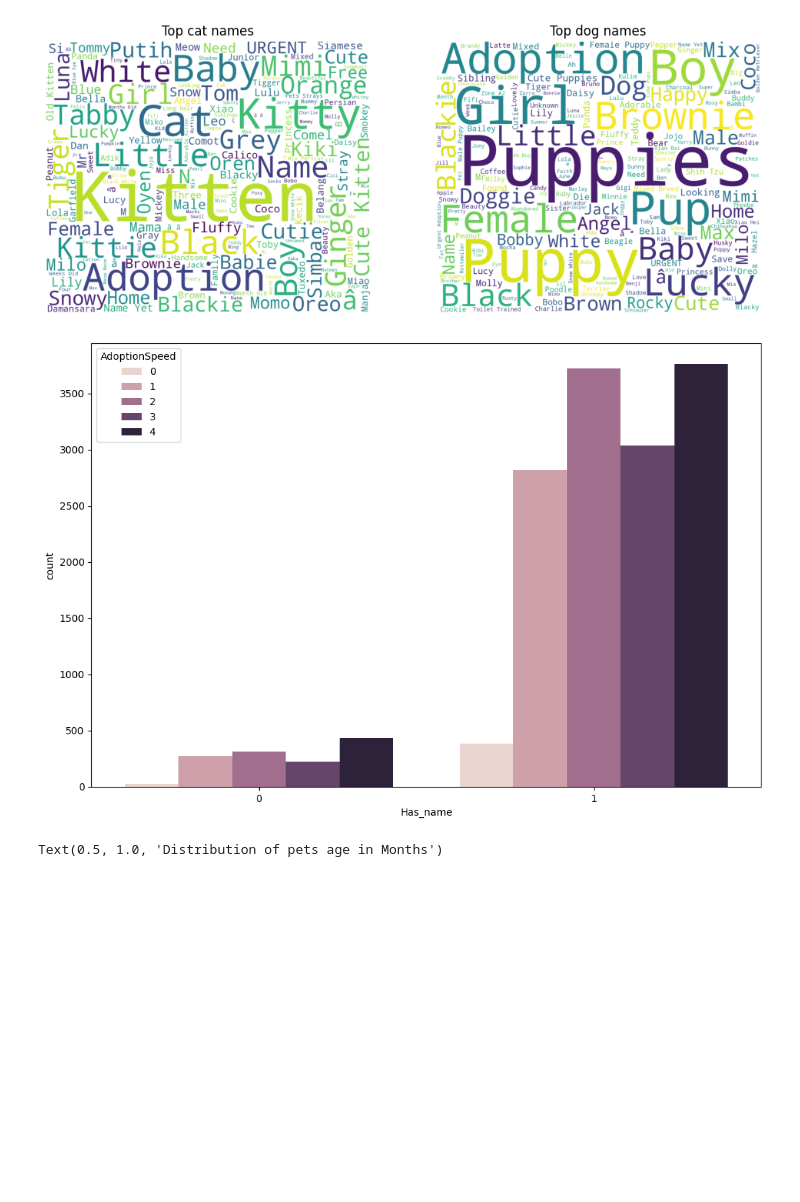
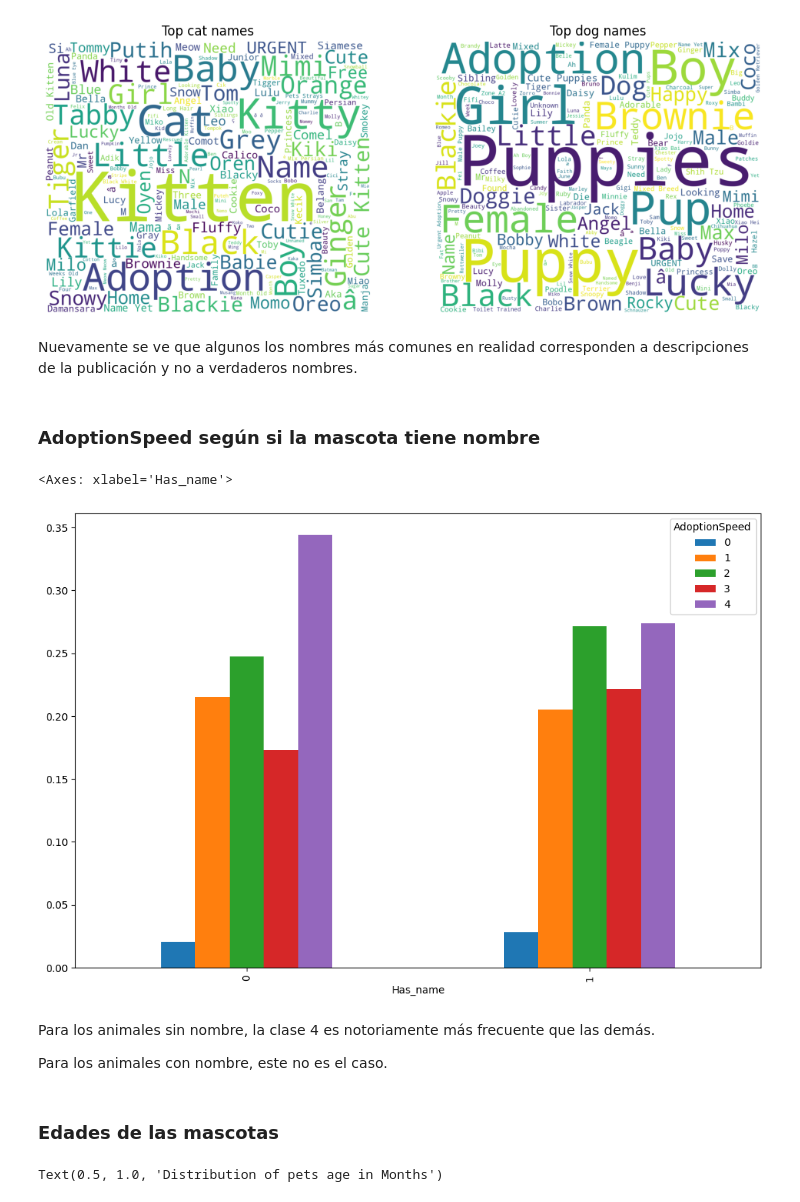
Before and after one commit to Gee1818/LaboII, a Jupyter notebook: Scripts/03_Petfinder_EDA.ipynb, the cells around one changed output. Drawn from its saved outputs; the diff is of its cells as text; code cells hidden in the pictures; blank space fills up the shorter version.

```diff
--- a/Scripts/03_Petfinder_EDA.ipynb
+++ b/Scripts/03_Petfinder_EDA.ipynb
@@ -150,12 +158,26 @@ plt.axis("off")
 plt.show()
 # %% [output]
 [figure]
+# %% [markdown]
+Nuevamente se ve que algunos los nombres más comunes en realidad corresponden a descripciones de la publicación y no a verdaderos nombres.
+# %% [markdown]
+### AdoptionSpeed según si la mascota tiene nombre
 # %%
+# AdoptionSpeed en relacion a Has_name -- las barras suman 100% por cada valor de Has_name
+
 train['Name'] = train['Name'].fillna('Unnamed')
 train['Has_name'] = 1
 train.loc[train['Name'] == 'Unnamed', 'Has_name'] = 0
 
-sns.countplot(x='Has_name', data=train, hue='AdoptionSpeed');
+cross = pd.crosstab(train['Has_name'], train['AdoptionSpeed'], normalize='index')
+cross.plot.bar() # stacked = True
 # %% [output]
+<Axes: xlabel='Has_name'>
-[figure, old version]
+[figure, new version]
+# %% [markdown]
+Para los animales sin nombre, la clase 4 es notoriamente más frecuente que las demás.
+
+Para los animales con nombre, este no es el caso.
+# %% [markdown]
+### Edades de las mascotas
 # %%
```
Also changed, not shown: parts of 52 cells of this notebook.
